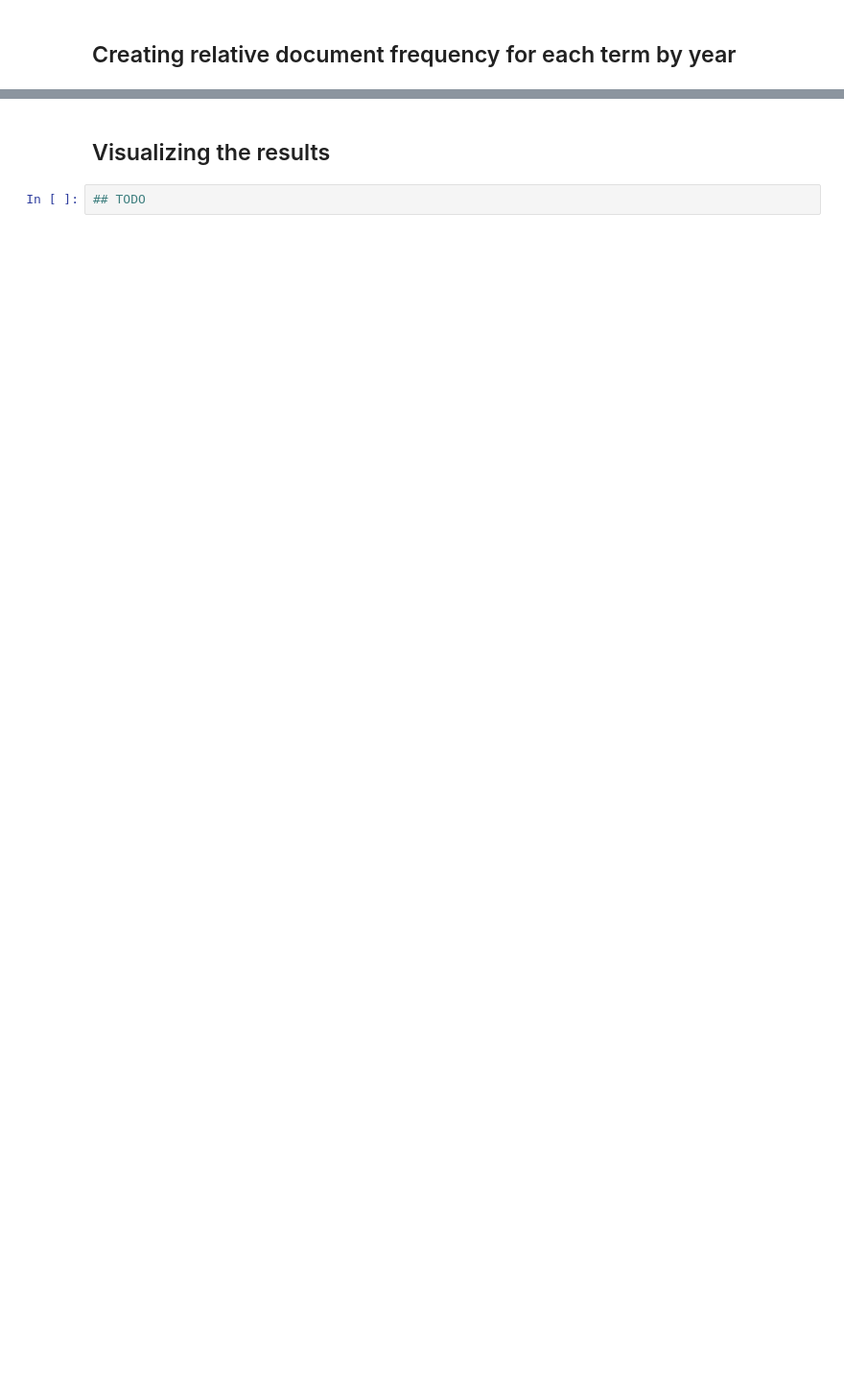
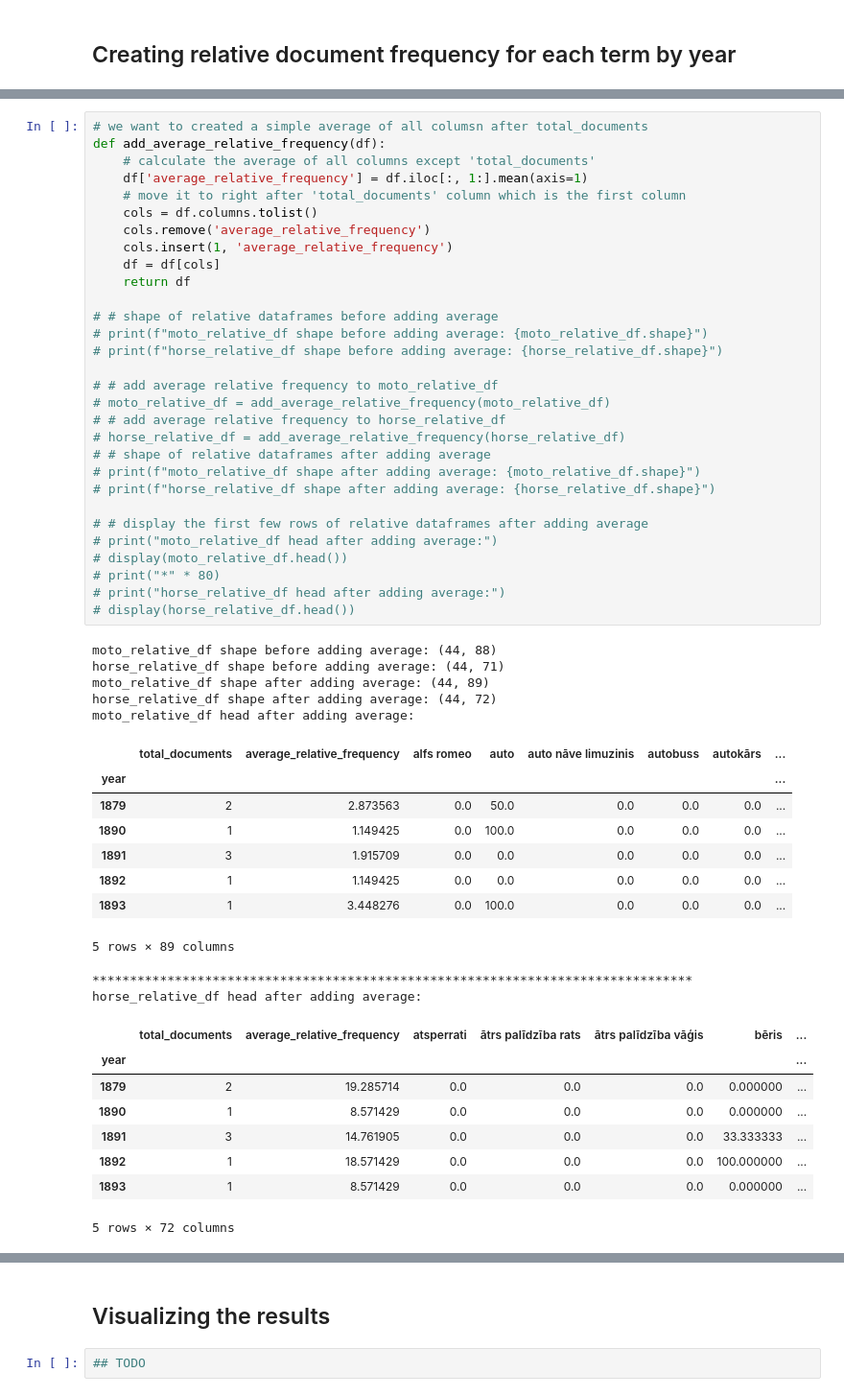
Before and after one commit to ValRCS/lnb_transports, a Jupyter notebook: notebooks/visualize_terms_df_tf_relative_over_time.ipynb, the cells around one changed output, grey strips where cells are left out. Shown at 96% size. Drawn from its saved outputs; the diff is of its cells as text; blank space fills up the shorter version.

```diff
--- a/notebooks/visualize_terms_df_tf_relative_over_time.ipynb
+++ b/notebooks/visualize_terms_df_tf_relative_over_time.ipynb
@@ -563,0 +628,54 @@ Saved horse_df to ..\xlsx\latsenrom_horse_terms_counts.xlsx
+# %%
+# we want to created a simple average of all columsn after total_documents
+def add_average_relative_frequency(df):
+    # calculate the average of all columns except 'total_documents'
+    df['average_relative_frequency'] = df.iloc[:, 1:].mean(axis=1)
+    # move it to right after 'total_documents' column which is the first column
+    cols = df.columns.tolist()
+    cols.remove('average_relative_frequency')
+    cols.insert(1, 'average_relative_frequency')
+    df = df[cols]
+    return df
+
+# # shape of relative dataframes before adding average
+# print(f"moto_relative_df shape before adding average: {moto_relative_df.shape}")
+# print(f"horse_relative_df shape before adding average: {horse_relative_df.shape}")
+
+# # add average relative frequency to moto_relative_df
+# moto_relative_df = add_average_relative_frequency(moto_relative_df)
+# # add average relative frequency to horse_relative_df
+# horse_relative_df = add_average_relative_frequency(horse_relative_df)
+# # shape of relative dataframes after adding average
+# print(f"moto_relative_df shape after adding average: {moto_relative_df.shape}")
+# print(f"horse_relative_df shape after adding average: {horse_relative_df.shape}")
+
+# # display the first few rows of relative dataframes after adding average
+# print("moto_relative_df head after adding average:")
+# display(moto_relative_df.head())
+# print("*" * 80)
+# print("horse_relative_df head after adding average:")
+# display(horse_relative_df.head())
+# %% [output]
+moto_relative_df shape before adding average: (44, 88)
+horse_relative_df shape before adding average: (44, 71)
+moto_relative_df shape after adding average: (44, 89)
+horse_relative_df shape after adding average: (44, 72)
+moto_relative_df head after adding average:
+|  | total_documents | average_relative_frequency | alfs romeo | auto | auto nāve limuzinis | autobuss | autokārs | ... |
+| year |  |  |  |  |  |  |  | ... |
+| 1879 | 2 | 2.873563 | 0.0 | 50.0 | 0.0 | 0.0 | 0.0 | ... |
+| 1890 | 1 | 1.149425 | 0.0 | 100.0 | 0.0 | 0.0 | 0.0 | ... |
+| 1891 | 3 | 1.915709 | 0.0 | 0.0 | 0.0 | 0.0 | 0.0 | ... |
+| 1892 | 1 | 1.149425 | 0.0 | 0.0 | 0.0 | 0.0 | 0.0 | ... |
+| 1893 | 1 | 3.448276 | 0.0 | 100.0 | 0.0 | 0.0 | 0.0 | ... |
+5 rows × 89 columns
+********************************************************************************
+horse_relative_df head after adding average:
+|  | total_documents | average_relative_frequency | atsperrati | ātrs palīdzība rats | ātrs palīdzība vāģis | bēris | ... |
+| year |  |  |  |  |  |  | ... |
+| 1879 | 2 | 19.285714 | 0.0 | 0.0 | 0.0 | 0.000000 | ... |
+| 1890 | 1 | 8.571429 | 0.0 | 0.0 | 0.0 | 0.000000 | ... |
+| 1891 | 3 | 14.761905 | 0.0 | 0.0 | 0.0 | 33.333333 | ... |
+| 1892 | 1 | 18.571429 | 0.0 | 0.0 | 0.0 | 100.000000 | ... |
+| 1893 | 1 | 8.571429 | 0.0 | 0.0 | 0.0 | 0.000000 | ... |
+5 rows × 72 columns
```
Also changed, not shown: parts of 7 cells of this notebook, 3 other files.
